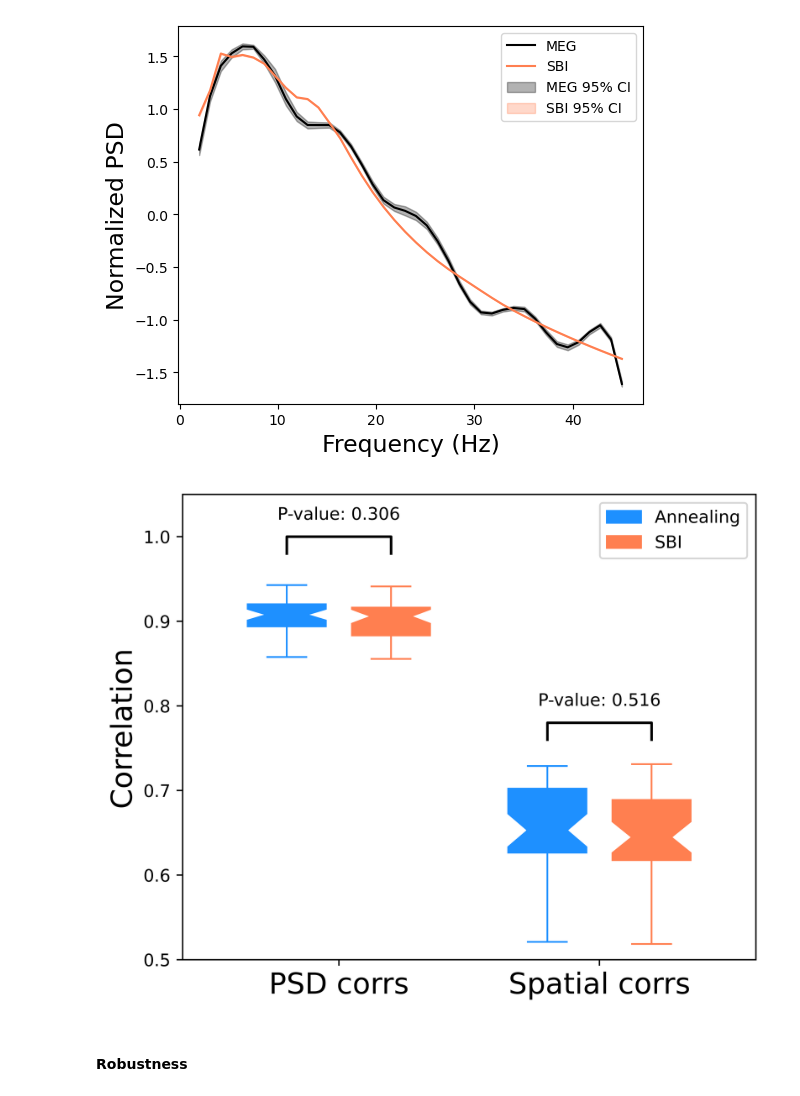
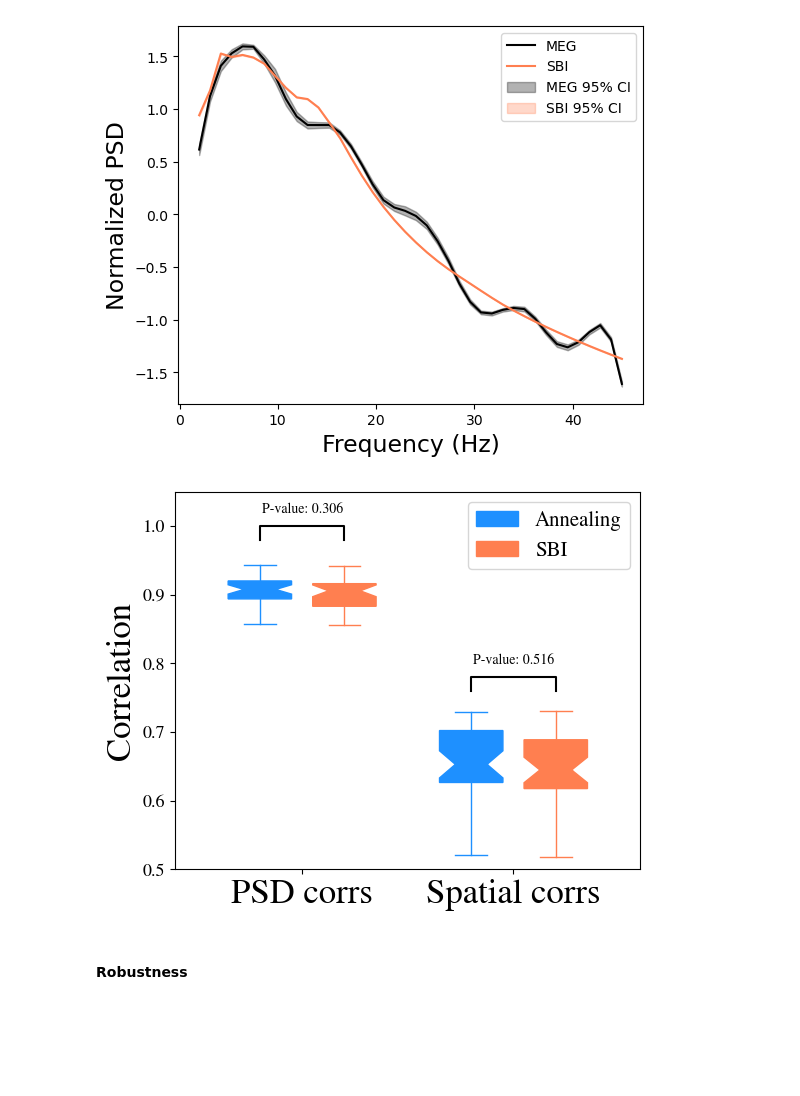
Before and after one commit to JINhuaqing/SBI-SGM, a Jupyter notebook: notebooks/new_bds/results_analysis_cmp.ipynb, the cells around one changed output. Drawn from its saved outputs; the diff is of its cells as text; code cells hidden in the pictures; blank space fills up the shorter version.

```diff
--- a/notebooks/new_bds/results_analysis_cmp.ipynb
+++ b/notebooks/new_bds/results_analysis_cmp.ipynb
@@ -42,6 +42,12 @@ import warnings
 warnings.filterwarnings("ignore")
 
 plt.rcParams["savefig.bbox"] = "tight"
+plt.rcParams.update({
+    "mathtext.fontset": "stix",
+    "font.family": "STIXGeneral",
+    "xtick.labelsize": 13,
+    "ytick.labelsize": 13
+})
 # %% [markdown]
 #### My own pkgs
 # %%
@@ -422,7 +428,7 @@ sbi_PSD_corrs = np.array(result.corrs_roi_sub[sel_idx])
 SP_both = np.array([anl_SP_corrs, sbi_SP_corrs])
 PSD_both = np.array([anl_PSD_corrs, sbi_PSD_corrs])
 # %%
-plt.figure(figsize=[6, 5], dpi=1000)
+plt.figure(figsize=[6, 5], dpi=100)
 box = plt.boxplot(PSD_both.T[:, 0], positions=[0.4],
                   notch=True, showfliers=False,  patch_artist=True);
 for item in ['boxes', 'whiskers',  'medians', 'caps']:
@@ -431,38 +437,38 @@ box1 = box
 
 box = plt.boxplot(PSD_both.T[:, 1], positions=[0.6],
                   notch=True, showfliers=False,  patch_artist=True);
 for item in ['boxes', 'whiskers',  'medians', 'caps']:
     plt.setp(box[item], color=_paras.plot_sets.col[1])
 box2 = box
 pv = scipy.stats.ttest_ind(PSD_both[0, :], PSD_both[1, :]).pvalue
 dlt = 0.02
 base_h = 0.98
 plt.plot([0.4, 0.4, 0.6, 0.6], [base_h, base_h+dlt, base_h+dlt, base_h], "-", color="black")
 plt.text(0.5, base_h+dlt+0.02, f"P-value: {pv:.3f}", ha="center")
 
 box = plt.boxplot(SP_both.T[:, 0], positions=[.9],
                   notch=True, showfliers=False,  patch_artist=True);
 for item in ['boxes', 'whiskers',  'medians', 'caps']:
     plt.setp(box[item], color=_paras.plot_sets.col[0])
 
 box = plt.boxplot(SP_both.T[:, 1], positions=[1.1],
                   notch=True, showfliers=False,  patch_artist=True);
 for item in ['boxes', 'whiskers',  'medians', 'caps']:
     plt.setp(box[item], color=_paras.plot_sets.col[1])
 pv = scipy.stats.ttest_ind(SP_both[0, :], SP_both[1, :]).pvalue
 dlt = 0.02
 base_h = 0.76
 plt.plot([0.9, 0.9, 1.1, 1.1], [base_h, base_h+dlt, base_h+dlt, base_h], "-", color="black")
 plt.text(1.0, base_h+dlt+0.02, f"P-value: {pv:.3f}", ha="center")
 
 plt.xlim([0.2, 1.3])
 plt.ylim([0.5, 1.05])
-plt.xticks([0.5, 1], ["PSD corrs", "Spatial corrs"], fontsize=17)
-plt.ylabel("Correlation", fontsize=17)
-plt.legend([box1["boxes"][0], box2["boxes"][0]], [_paras.metd.anl, _paras.metd.SBI])
-plt.savefig(FIG_ROOT/"newbds_corr_boxplots.jpg")
+plt.xticks([0.5, 1], ["PSD corrs", "Spatial corrs"], fontsize=25)
+plt.ylabel("Correlation", fontsize=25)
+plt.legend([box1["boxes"][0], box2["boxes"][0]], [_paras.metd.anl, _paras.metd.SBI], fontsize=15)
+plt.savefig(FIG_ROOT/"newbds_corr_boxplots.jpg", dpi=1000)
 # %% [output]
-[figure, old version]
+[figure, new version]
 # %% [markdown]
 #### Robustness
 # %%
```
Also changed, not shown: parts of 11 cells of this notebook, 50 other files.
